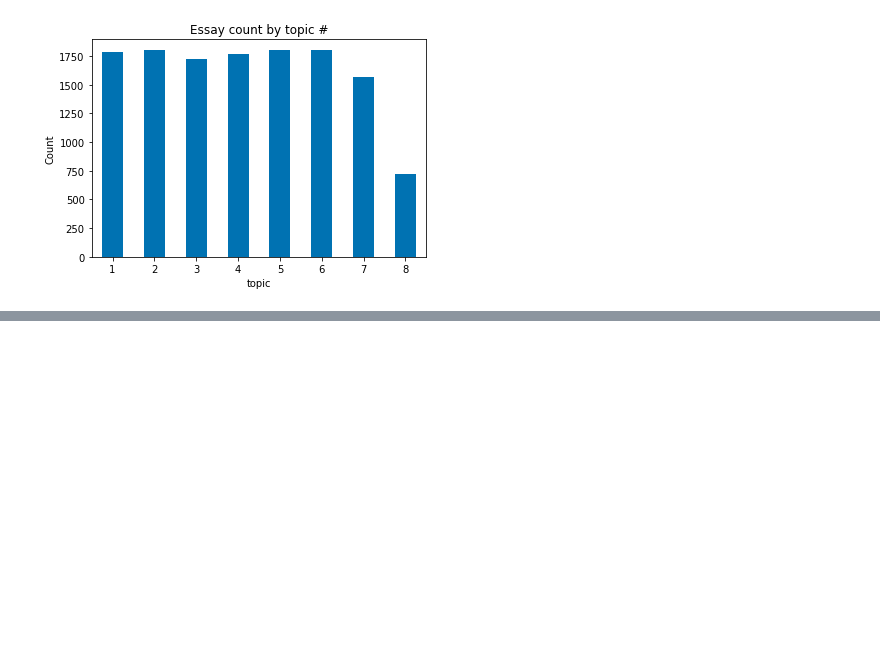
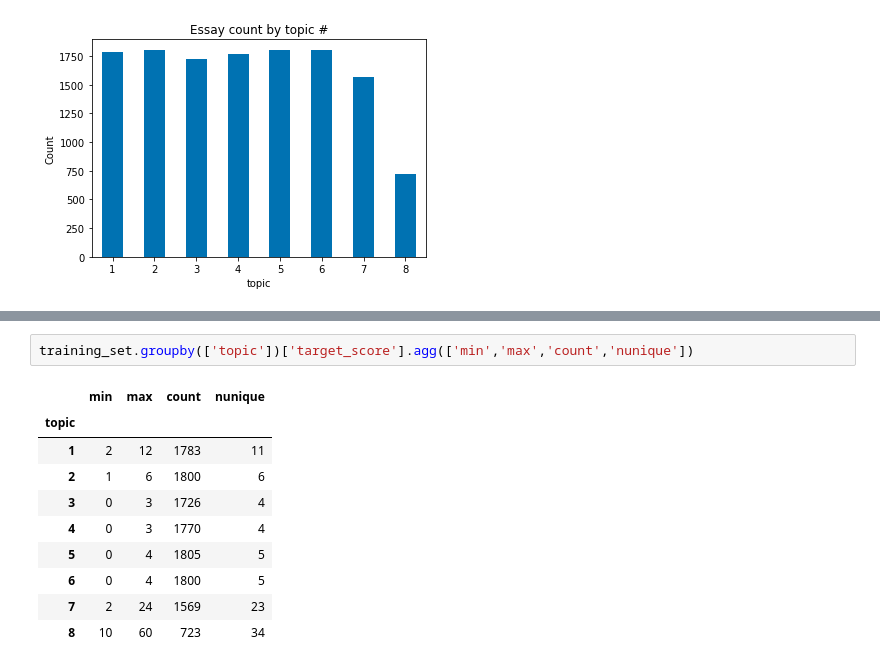
Before and after one commit to jimmyhu4/auto-essay-assessment, a Jupyter notebook: 0_data_exploration.ipynb, the cells around one changed output, grey strips where cells are left out. Drawn from its saved outputs; the diff is of its cells as text; blank space fills up the shorter version.

```diff
--- a/0_data_exploration.ipynb
+++ b/0_data_exploration.ipynb
@@ -73,0 +99,13 @@ plt.show()
+# %%
+training_set.groupby(['topic'])['target_score'].agg(['min','max','count','nunique'])
+# %% [output]
+|  | min | max | count | nunique |
+| topic |  |  |  |  |
+| 1 | 2 | 12 | 1783 | 11 |
+| 2 | 1 | 6 | 1800 | 6 |
+| 3 | 0 | 3 | 1726 | 4 |
+| 4 | 0 | 3 | 1770 | 4 |
+| 5 | 0 | 4 | 1805 | 5 |
+| 6 | 0 | 4 | 1800 | 5 |
+| 7 | 2 | 24 | 1569 | 23 |
+| 8 | 10 | 60 | 723 | 34 |
```
Also changed, not shown: parts of 28 cells of this notebook.
